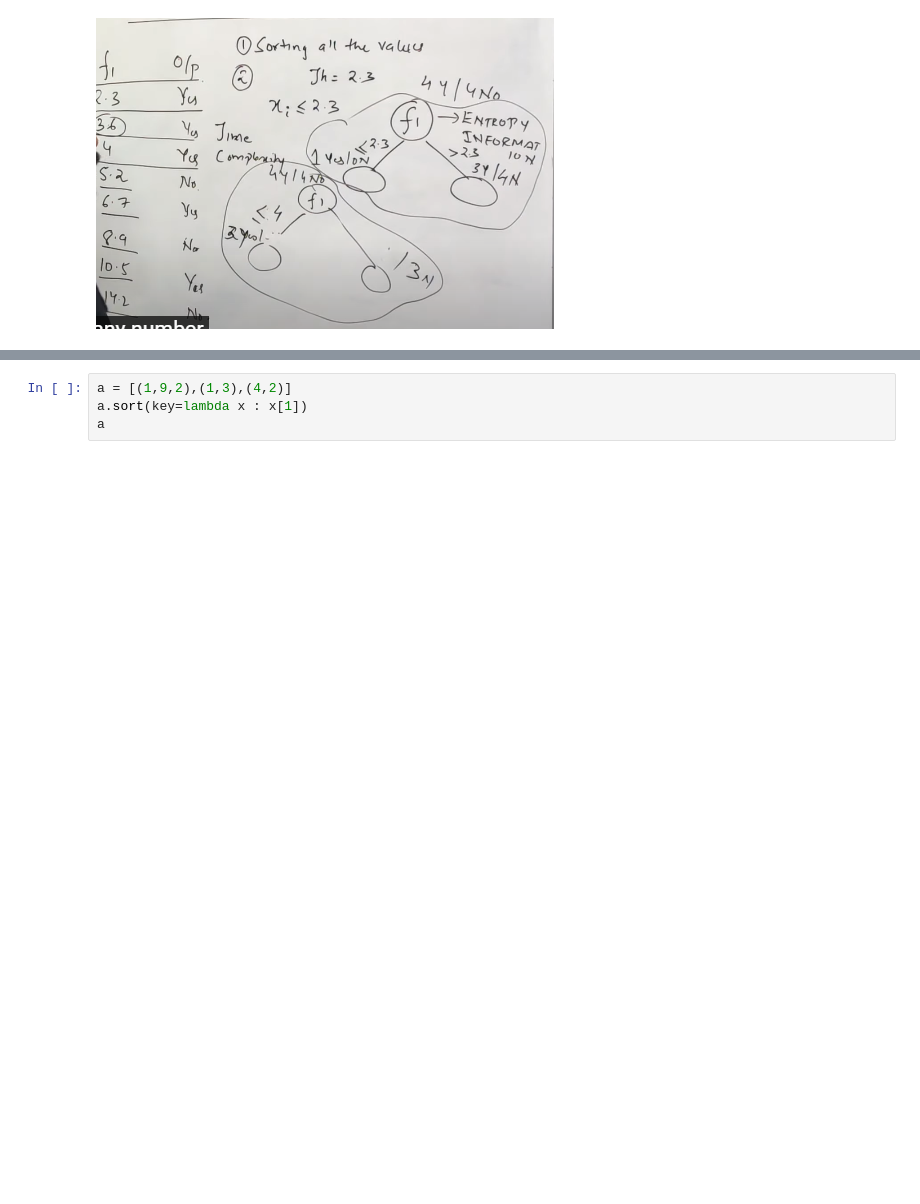
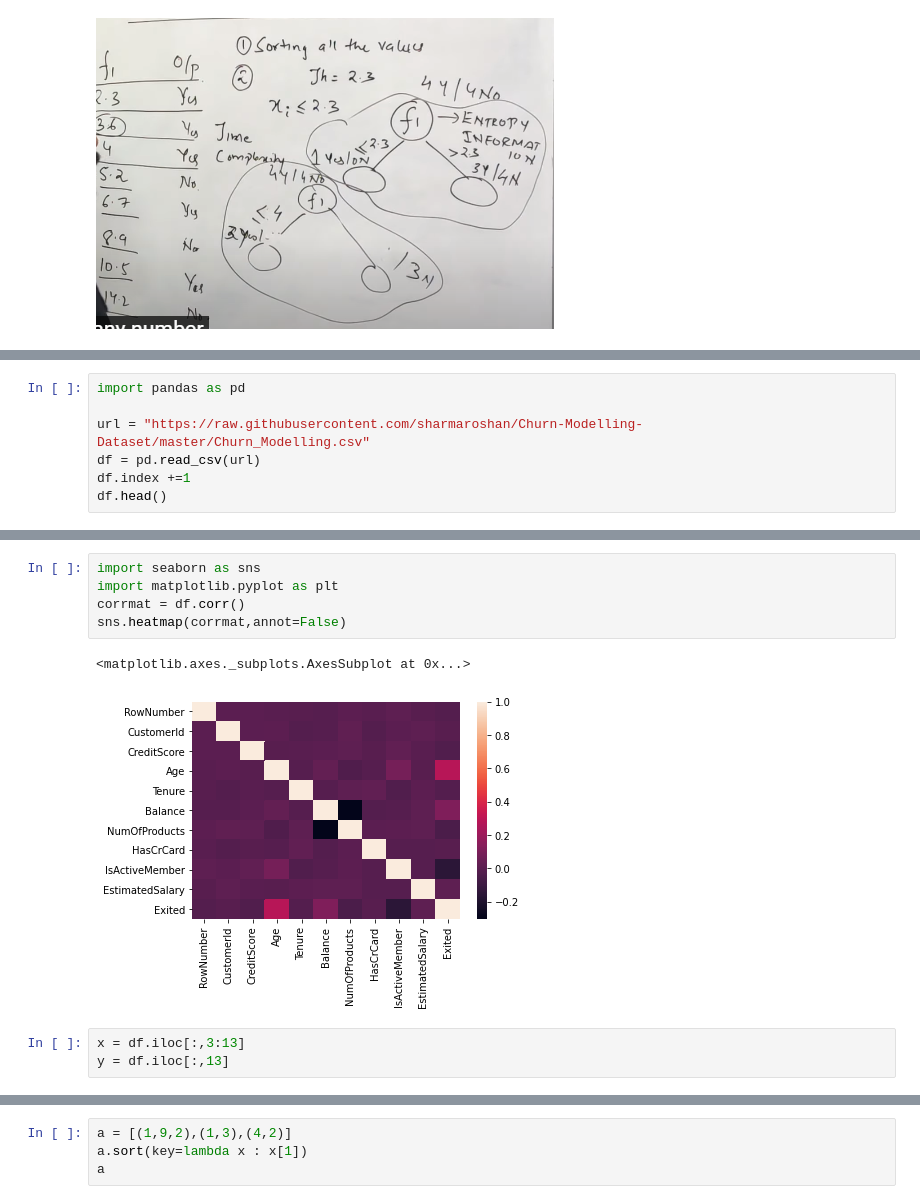
Before and after one commit to v370r/projects, a Jupyter notebook: Interview_ready!.ipynb, the cells around one changed output, grey strips where cells are left out. Cells and saved outputs as stored; diff of their text form; blank space fills up the shorter version.

```diff
--- a/Interview_ready!.ipynb
+++ b/Interview_ready!.ipynb
@@ -1032,0 +1109,7 @@ Metrics in classification
+# %%
+import pandas as pd
+
+url = "https://raw.githubusercontent.com/sharmaroshan/Churn-Modelling-Dataset/master/Churn_Modelling.csv"
+df = pd.read_csv(url)
+df.index +=1
+df.head()
@@ -1032,0 +1123,11 @@ Metrics in classification
+# %%
+import seaborn as sns
+import matplotlib.pyplot as plt
+corrmat = df.corr()
+sns.heatmap(corrmat,annot=False)
+# %% [output]
+<matplotlib.axes._subplots.AxesSubplot at 0x...>
+[figure, added]
+# %%
+x = df.iloc[:,3:13]
+y = df.iloc[:,13]
```
Also changed, not shown: parts of 40 cells of this notebook.
